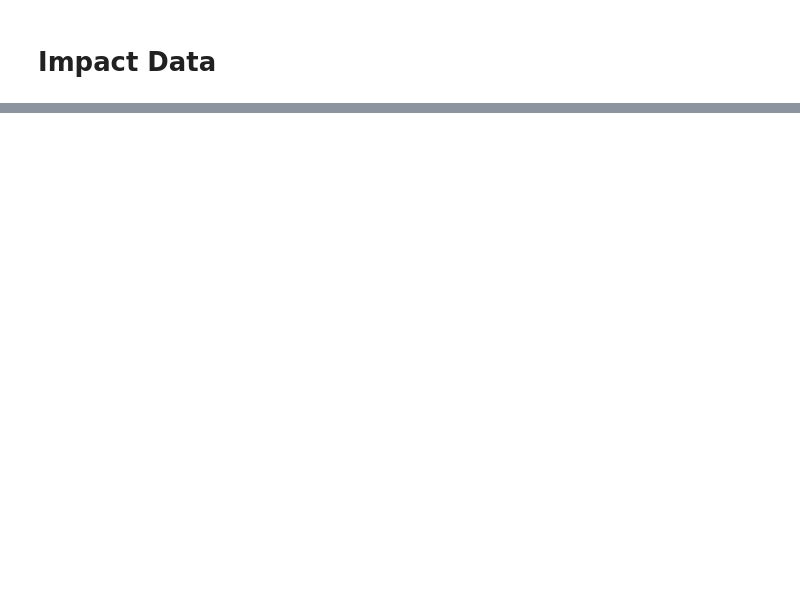
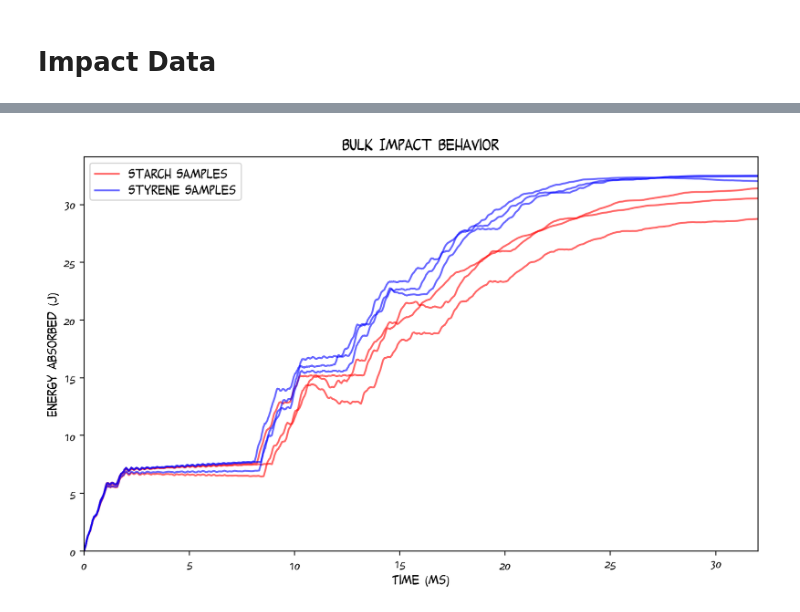
Before and after one commit to HALtheWise/matsci, a Jupyter notebook: project1/graphs.ipynb, the cells around one changed output, grey strips where cells are left out. Saved outputs shown, nothing was run; the diff lists cells and outputs as text; code cells hidden in the pictures; blank space fills up the shorter version.

```diff
--- a/project1/graphs.ipynb
+++ b/project1/graphs.ipynb
@@ -119,9 +124,11 @@ starch_impact = []
 
 for file, *args in [
     ('data/Impact_Data/White 6x8 A 1m 2nd_1_Spec_1_Ch_1.csv', 21.3*mm),
+    ('data/Impact_Data/White 6x8 A 1m 2nd_2_Spec_2_Ch_1.csv', 21.3*mm),
+    ('data/Impact_Data/White 6x8 A 1m 2nd_3_Spec_3_Ch_1.csv', 21.3*mm),
 ]:
     sample = load_impact(file)
     sample = process_impact(sample, *args)
     starch_impact.append(sample)
 
-starch_impact[0].head()
+# starch_impact[0].head()
@@ -131,0 +135,33 @@ starch_impact[0].head()
+# %%
+styrene_impact = []
+
+for file, *args in [
+    ('data/Impact_Data/Pink 6x8 A 1m 1st_1_Spec_1_Ch_1.csv', 21.3*mm),
+    ('data/Impact_Data/Pink 6x8 A 1m 2nd_1_Spec_1_Ch_1.csv', 21.3*mm),
+    ('data/Impact_Data/Pink 6x8 A 1m 2nd_2_Spec_2_Ch_1.csv', 21.3*mm),
+]:
+    sample = load_impact(file)
+    sample = process_impact(sample, *args)
+    styrene_impact.append(sample)
+
+# starch_impact[0].head()
+# %%
+fig = plt.figure(num=None, figsize=(10, 6), dpi=200, facecolor='w', edgecolor='k')
+
+plt.xlabel('Time (ms)')
+plt.ylabel('Energy Absorbed (J)')
+plt.title('Bulk Impact Behavior')
+
+for i, sample in enumerate(starch_impact):
+    starch_line = plt.plot(sample.time * 1000, sample.energy, 'r', alpha=0.6, label=f"Starch {i+1}")[0]
+
+for i, sample in enumerate(styrene_impact):
+    styrene_line = plt.plot(sample.time * 1000, sample.energy, 'b', alpha=0.6, label=f"Styrene {i+1}")[0]
+
+plt.xlim(0, 32)
+plt.ylim(0, None)
+
+plt.legend([starch_line, styrene_line], ["Starch Samples", "Styrene Samples"]);
+# plt.legend();
+# %% [output]
+[figure, added]
```
Also changed, not shown: parts of 2 cells of this notebook, 2 other files.
